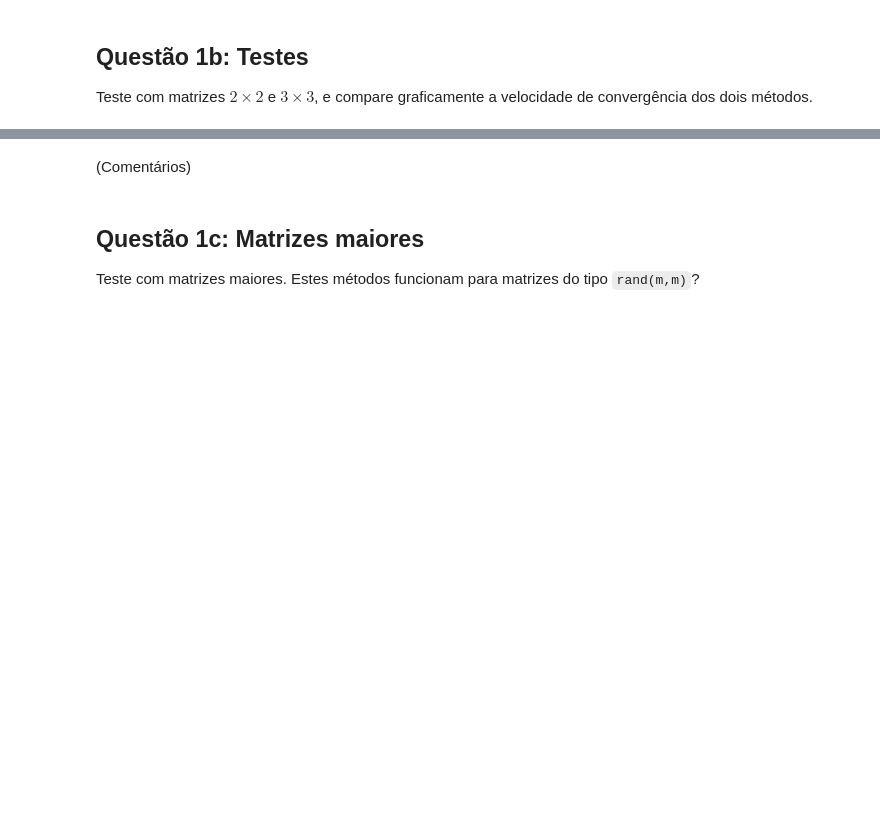
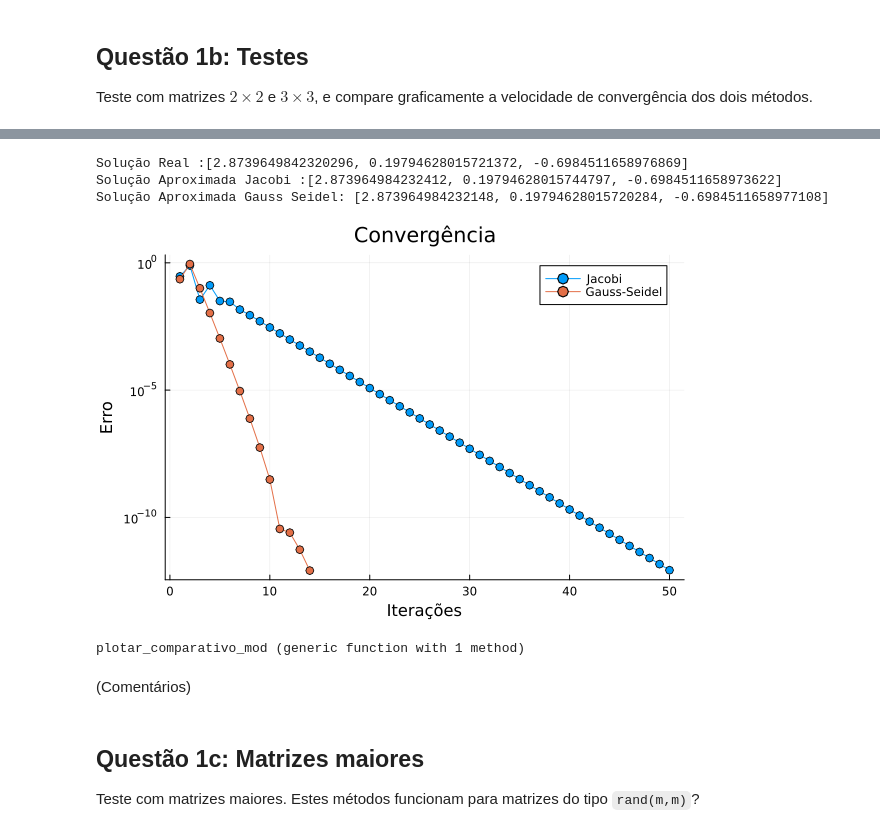
Before and after one commit to davi-dressler/fgv_aln, a Jupyter notebook: Trab_2/Projeto2.ipynb, the cells around one changed output, grey strips where cells are left out. Saved outputs shown, nothing was run; the diff lists cells and outputs as text; code cells hidden in the pictures; blank space fills up the shorter version.

```diff
--- a/Trab_2/Projeto2.ipynb
+++ b/Trab_2/Projeto2.ipynb
@@ -18,3 +188,35 @@ Teste com matrizes $2 \times 2$ e $3 \times 3$, e compare graficamente a velocid
+# %%
+A = [42 16 17; 9 35 4; 13 22 54]
+b = [112, 30, 4]
+
+plotar_comparativo(A,b)
+# %% [output]
+Solução Real :[2.8739649842320296, 0.19794628015721372, -0.6984511658976869]
+Solução Aproximada Jacobi :[2.873964984232412, 0.19794628015744797, -0.6984511658973622]
+Solução Aproximada Gauss Seidel: [2.873964984232148, 0.19794628015720284, -0.6984511658977108]
+[figure, added]
+# %%
+function plotar_comparativo_mod(A, b)
+    x_j, arr1 = JacobiMethod(A, b, 10^(-12))
+    x_gs, arr2 = GaussSeidelMethod(A, b, 10^(-12))
+
+    println("Solução Real :", A\b)
+    println("Solução Aproximada Jacobi :", x_j)
+    println("Solução Aproximada Gauss Seidel: ", x_gs)
+
+    eixo_1 = 1:length(arr1)
+    eixo_2 = 1:length(arr2)
+
+    plot(eixo_1, arr1, label= "Jacobi", marker= :o)
+    plot!(eixo_2, arr2, label= "Gauss-Seidel", marker= :o)
+
+    title!("Convergência")
+    xlabel!("Iterações")
+    ylabel!("Erro")
+
+end
+# %% [output]
+plotar_comparativo_mod (generic function with 1 method)
 # %%
 # Código gerando gráficos
 # %% [markdown]
```
Also changed, not shown: parts of 37 cells of this notebook, 2 other files.
